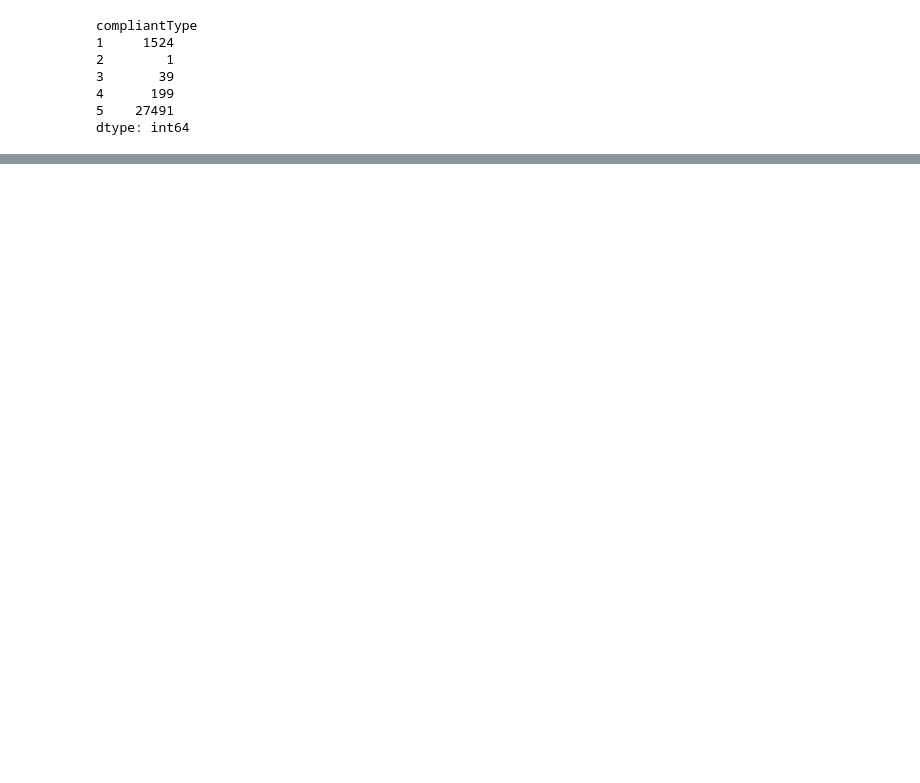
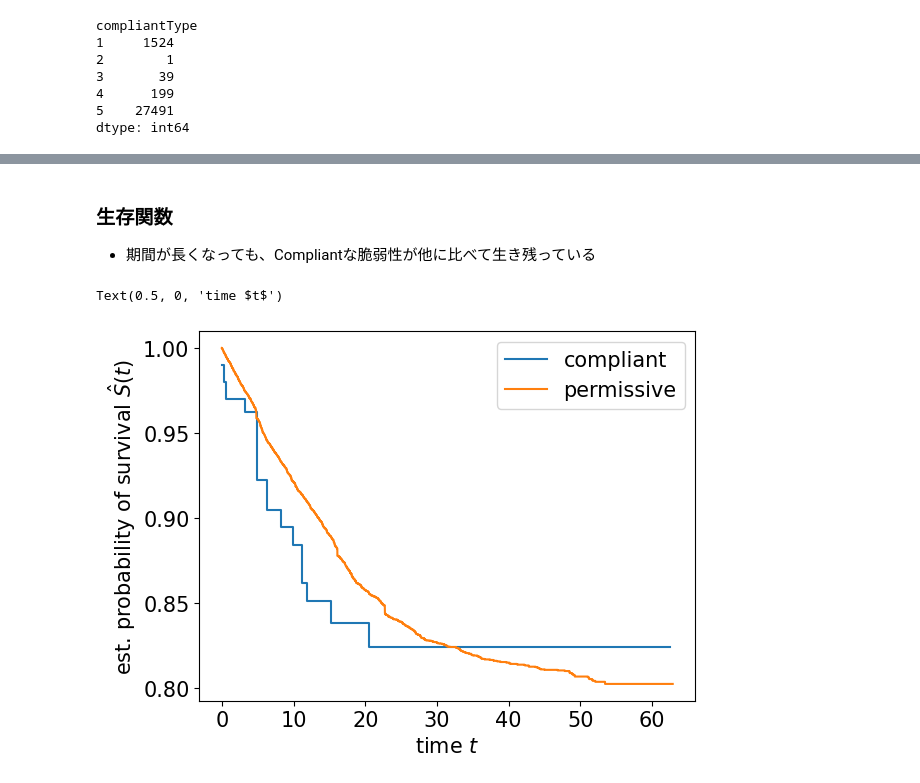
Before and after one commit to yamoyamoto/lib_network_research, a Jupyter notebook: analyzer/exprore_cargo_vul_analyze_data.ipynb, the cells around one changed output, grey strips where cells are left out. Saved outputs shown, nothing was run; the diff lists cells and outputs as text; code cells hidden in the pictures; blank space fills up the shorter version.

```diff
--- a/analyzer/exprore_cargo_vul_analyze_data.ipynb
+++ b/analyzer/exprore_cargo_vul_analyze_data.ipynb
@@ -58,0 +138,32 @@ dtype: int64
+# %% [markdown]
+### 生存関数
+
+- 期間が長くなっても、Compliantな脆弱性が他に比べて生き残っている
+# %%
+cph_compliant_pre = CoxPHFitter()
+cph_compliant_pre.fit(pd.concat([vul_data_compliant_pre["vul_months"], vul_data_compliant_pre["status"].map(lambda x: 1 if x else 0),
+                             ], axis=1), "vul_months", "status",
+                  robust=True)
+survival_f_compliant_pre = cph_compliant_pre.predict_survival_function(np.arange(0, 100, 1000))
+
+
+cph_permissive_pre = CoxPHFitter()
+cph_permissive_pre.fit(pd.concat([vul_data_permissive_pre["vul_months"], vul_data_permissive_pre["status"].map(lambda x: 1 if x else 0)], axis=1), "vul_months", "status", robust=True)
+survival_f_permissive = cph_permissive_pre.predict_survival_function(np.arange(0, 100, 1000))
+
+# cph_restrictive = CoxPHFitter()
+# cph_restrictive.fit(pd.concat([vul_data_restrictive["vul_months"], vul_data_restrictive["status"].map(lambda x: 1 if x else 0)], axis=1), "vul_months", "status", robust=True)
+# survival_f_restrictive = cph_restrictive.predict_survival_function(np.arange(0, 100, 1000))
+
+
+plt.step(survival_f_compliant_pre.index, survival_f_compliant_pre[0], where="post", label="compliant")
+plt.step(survival_f_permissive.index, survival_f_permissive[0], where="post", label="permissive")
+# plt.step(survival_f_restrictive.index, survival_f_restrictive[0], where="post", label="restrictive")
+
+plt.legend()
+
+plt.ylabel("est. probability of survival $\hat{S}(t)$")
+plt.xlabel("time $t$")
+# %% [output]
+Text(0.5, 0, 'time $t$')
+[figure, added]
```
Also changed, not shown: parts of 43 cells of this notebook.
